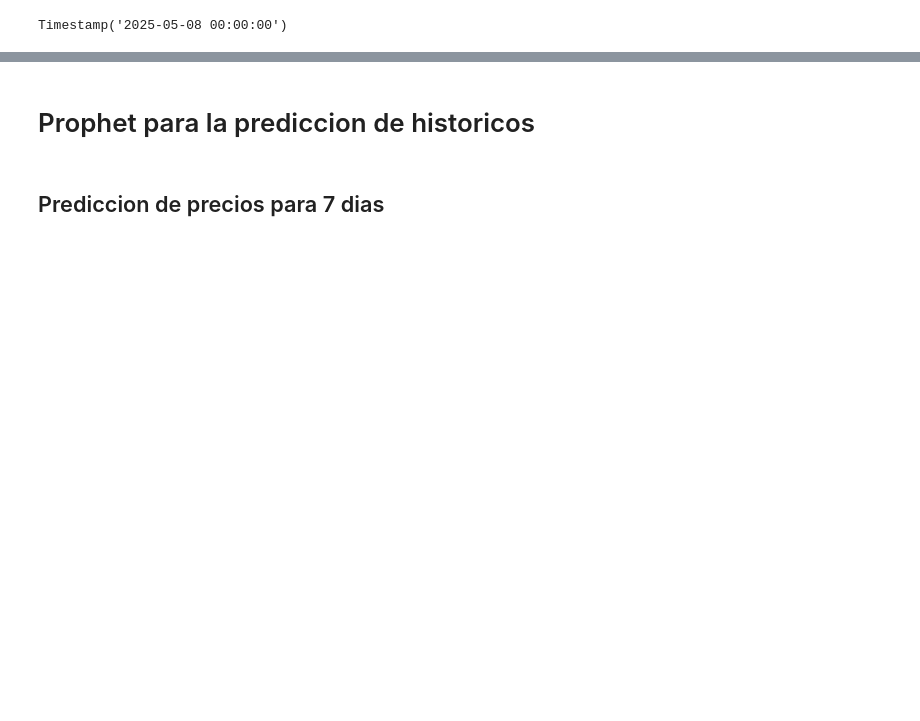
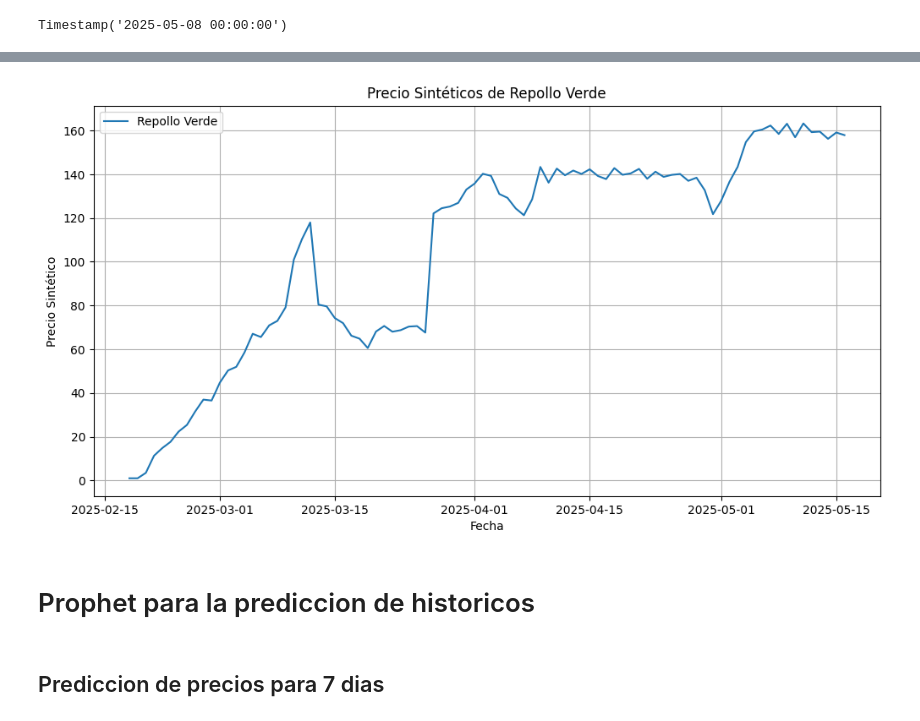
Before and after one commit to santiloc-hub/coomproriente-marketplace-analytics, a Jupyter notebook: Notebooks/Generacion_de_datos.ipynb, the cells around one changed output, grey strips where cells are left out. Cells and saved outputs as stored; diff of their text form; code cells hidden in the pictures; blank space fills up the shorter version.

```diff
--- a/Notebooks/Generacion_de_datos.ipynb
+++ b/Notebooks/Generacion_de_datos.ipynb
@@ -163,3 +219,20 @@ Timestamp('2025-05-08 00:00:00')
+# %%
+
+# Mostrrar una grafica de ejemplo
+import matplotlib.pyplot as plt
+import seaborn as sns
+
+plt.figure(figsize=(12, 6))
+df_producto = df_sintetico_final[df_sintetico_final['PRODUCTO'] == productos[0]]
+plt.plot(df_producto['FECHA'], df_producto['PRECIO_SINTETICO'], label=productos[0])
+plt.title('Precio Sintéticos de '+ productos[0])
+plt.xlabel('Fecha')
+plt.ylabel('Precio Sintético')
+plt.legend()
+plt.grid()
+plt.show()
+# %% [output]
+[figure, added]
 # %% [markdown]
 # Prophet para la prediccion de historicos
 # %% [markdown]
```
Also changed, not shown: parts of 10 cells of this notebook, 2 other files.
